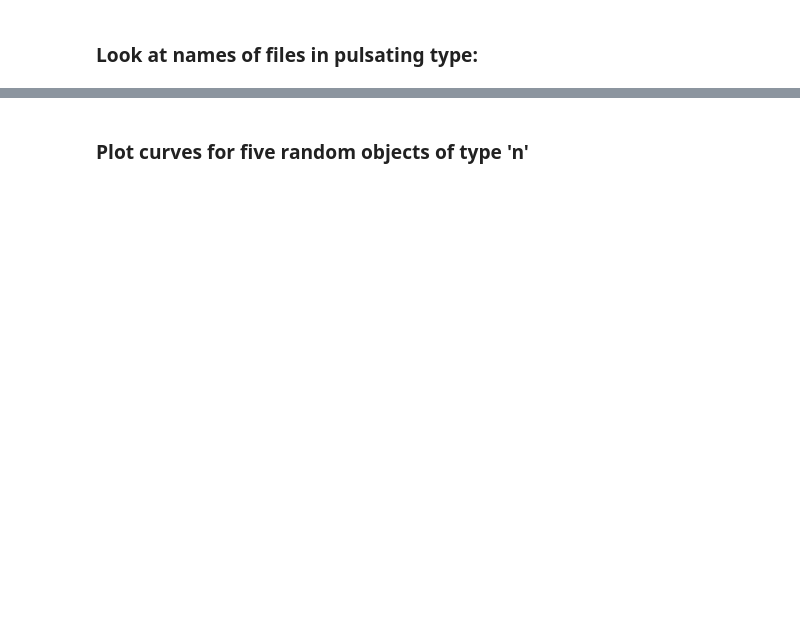
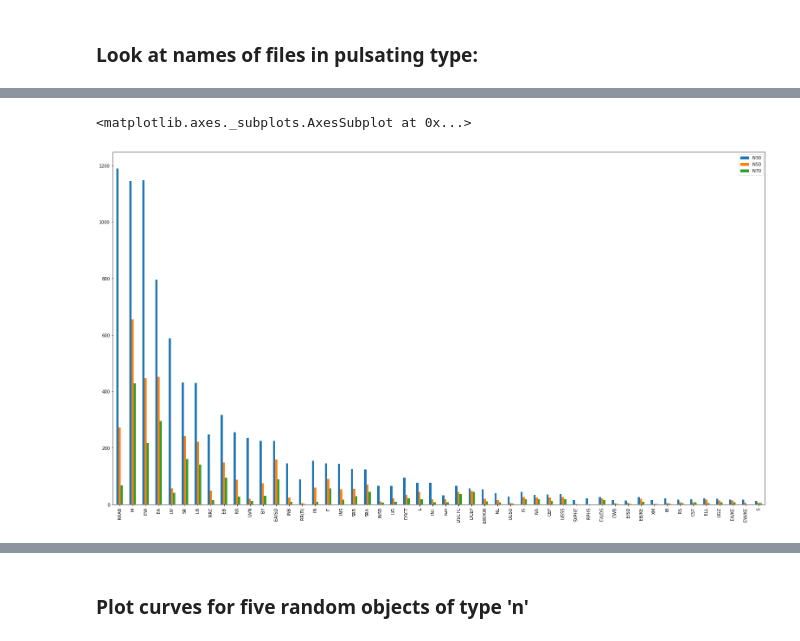
Before and after one commit to Rtut654/AstroProblems, a Jupyter notebook: Naydenkin_projectML.ipynb, the cells around one changed output, grey strips where cells are left out. Saved outputs shown, nothing was run; the diff lists cells and outputs as text; code cells hidden in the pictures; blank space fills up the shorter version.

```diff
--- a/Naydenkin_projectML.ipynb
+++ b/Naydenkin_projectML.ipynb
@@ -520 +612,3 @@ df1=pd.read_csv('df1.csv', sep='\t')
+# %%
+Nobs=pd.DataFrame(columns=['Type','N30','N50','N70'])
 # %%
@@ -521,0 +616,25 @@ names=df1['Type'].value_counts()[:90].index.tolist()
+# %%
+Nobs=Nobs.drop('Type',axis=1)
+# %%
+indexk=[]
+indexl=[]
+indexm=[]
+for item in names:
+    k=0
+    l=0
+    m=0
+    Frame=df1[df1['Type']==item]
+    for i in range(len(Frame['Nobs'])):
+        if Frame['Nobs'].tolist()[i]>30:
+            k=k+1
+        if Frame['Nobs'].tolist()[i]>50:
+            l=l+1
+        if Frame['Nobs'].tolist()[i]>70:
+            m=m+1
+    indexk.append(k)
+    indexl.append(l)
+    indexm.append(m)
+#     print(item,'k=',k)
+Nobs['N30']=indexk
+Nobs['N50']=indexl
+Nobs['N70']=indexm
@@ -521,0 +700,8 @@ names=df1['Type'].value_counts()[:90].index.tolist()
+# %%
+# dfff0=pd.DataFrame(list(zip(names,Nobs[Nobs['filter']=='zg']['Type'].value_counts().tolist(),df1[df1['filter']=='zr']['Type'].value_counts().tolist())),columns=['name','zg','zr'])
+# dfff=df1['Type'].value_counts()[:100]
+# dfff0.index=names
+Nobs.plot(kind='bar',figsize=(27,15))
+# %% [output]
+<matplotlib.axes._subplots.AxesSubplot at 0x...>
+[figure, added]
```
Also changed, not shown: parts of 49 cells of this notebook.
